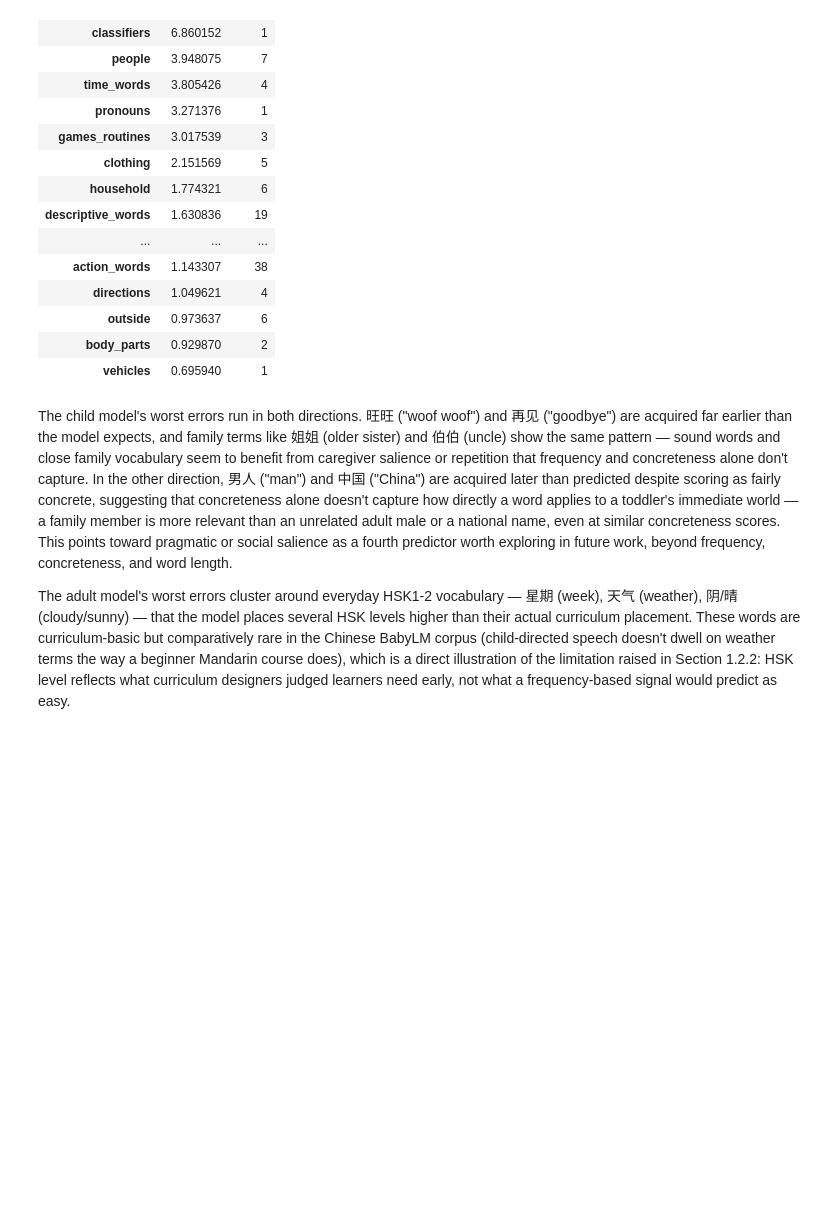
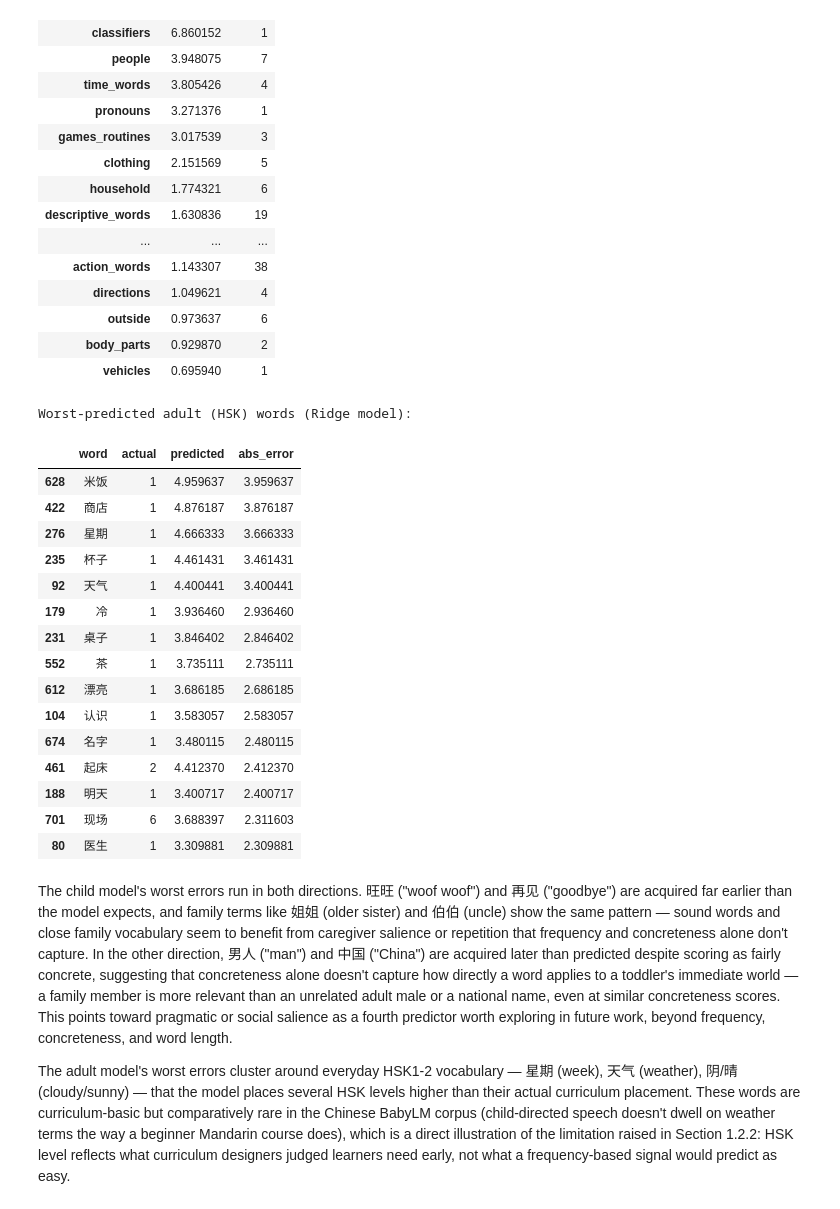
Before and after one commit to Slavena1/Softuni-Machine-Learning-Final-Project, a Jupyter notebook: notebook/analysis.ipynb, the cells around one changed output. Drawn from its saved outputs; the diff is of its cells as text; code cells hidden in the pictures; blank space fills up the shorter version.

```diff
--- a/notebook/analysis.ipynb
+++ b/notebook/analysis.ipynb
@@ -154,8 +154,12 @@ Word frequencies are computed using jieba, the standard Chinese word segmentatio
 # %%
 # Pre-computed frequency file: babylm_zh_frequencies.csv
 # Please ensure the file is present in DATA_DIR to skip the computation step.
+# If missing, falls back to computing from the raw parquet corpus (requires jieba).
 
-df_freq = dp.load_babylm_frequencies(f'{DATA_DIR}/babylm_zh_frequencies.csv')
+df_freq = dp.load_babylm_frequencies(
+    f'{DATA_DIR}/babylm_zh_frequencies.csv',
+    parquet_path=f'{DATA_DIR}/train-00000-of-00001.parquet'
+)
 
 print(f"\nFrequency range: {df_freq['frequency'].min():,} \u2013 "
       f"{df_freq['frequency'].max():,}")
@@ -1315,6 +1319,30 @@ Mean absolute error by category (child model):
 | outside | 0.973637 | 6 |
 | body_parts | 0.929870 | 2 |
 | vehicles | 0.695940 | 1 |
+# %%
+worst_adult, cat_breakdown_adult = mdl.error_analysis(
+    df_adult_analysis, ridge_adult, X_a_test, y_a_test, idx_a_test)
+
+print("Worst-predicted adult (HSK) words (Ridge model):")
+display(worst_adult)
+# %% [output]
+Worst-predicted adult (HSK) words (Ridge model):
+|  | word | actual | predicted | abs_error |
+| 628 | 米饭 | 1 | 4.959637 | 3.959637 |
+| 422 | 商店 | 1 | 4.876187 | 3.876187 |
+| 276 | 星期 | 1 | 4.666333 | 3.666333 |
+| 235 | 杯子 | 1 | 4.461431 | 3.461431 |
+| 92 | 天气 | 1 | 4.400441 | 3.400441 |
+| 179 | 冷 | 1 | 3.936460 | 2.936460 |
+| 231 | 桌子 | 1 | 3.846402 | 2.846402 |
+| 552 | 茶 | 1 | 3.735111 | 2.735111 |
+| 612 | 漂亮 | 1 | 3.686185 | 2.686185 |
+| 104 | 认识 | 1 | 3.583057 | 2.583057 |
+| 674 | 名字 | 1 | 3.480115 | 2.480115 |
+| 461 | 起床 | 2 | 4.412370 | 2.412370 |
+| 188 | 明天 | 1 | 3.400717 | 2.400717 |
+| 701 | 现场 | 6 | 3.688397 | 2.311603 |
+| 80 | 医生 | 1 | 3.309881 | 2.309881 |
 # %% [markdown]
 The child model's worst errors run in both directions. 旺旺 ("woof woof") and 再见 ("goodbye") are acquired far earlier than the model expects, and family terms like 姐姐 (older sister) and 伯伯 (uncle) show the same pattern — sound words and close family vocabulary seem to benefit from caregiver salience or repetition that frequency and concreteness alone don't capture. In the other direction, 男人 ("man") and 中国 ("China") are acquired later than predicted despite scoring as fairly concrete, suggesting that concreteness alone doesn't capture how directly a word applies to a toddler's immediate world — a family member is more relevant than an unrelated adult male or a national name, even at similar concreteness scores. This points toward pragmatic or social salience as a fourth predictor worth exploring in future work, beyond frequency, concreteness, and word length.
 
```
Also changed, not shown: parts of 2 cells of this notebook.
